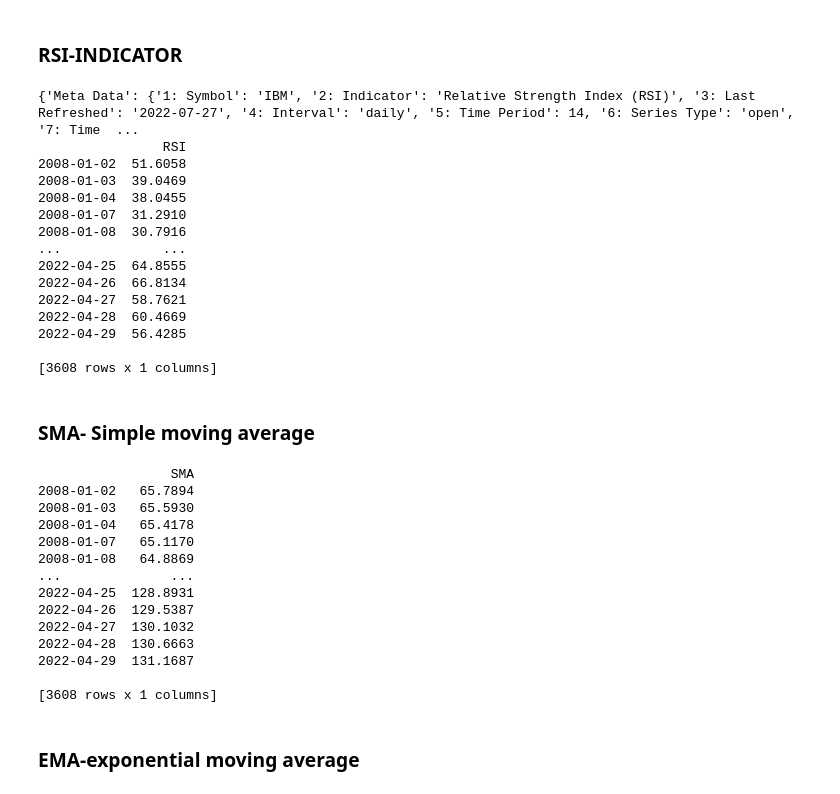
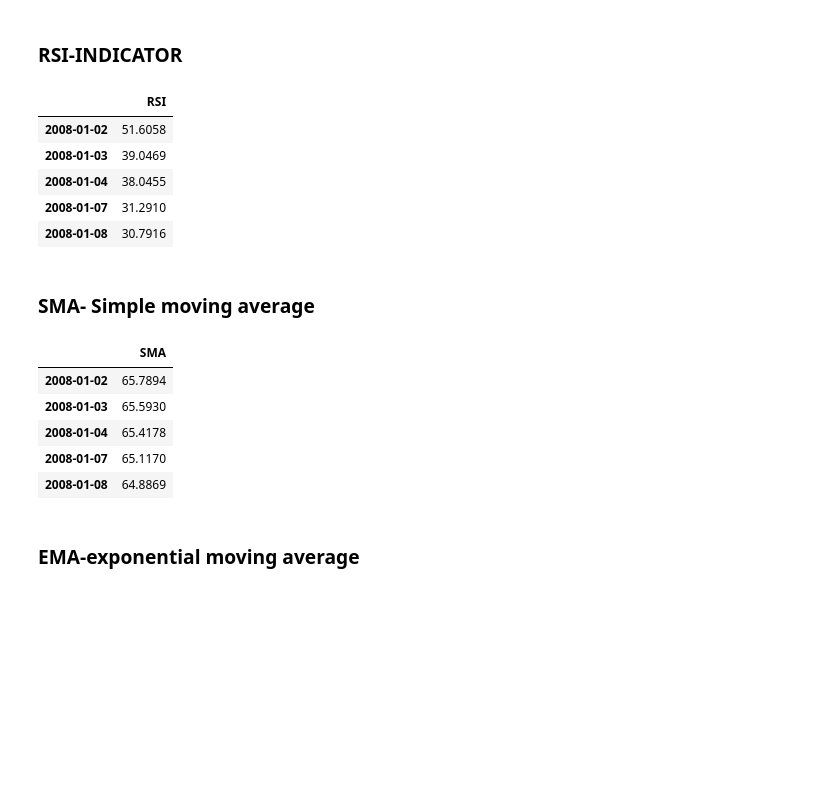
Before and after one commit to akshat-020/Stock-Prediction, a Jupyter notebook: stock_prediction.ipynb, the cells around one changed output. Cells and saved outputs as stored; diff of their text form; code cells hidden in the pictures; blank space fills up the shorter version.

```diff
--- a/stock_prediction.ipynb
+++ b/stock_prediction.ipynb
@@ -94,29 +94,20 @@ data_IBM.head()
 # %%
 url = 'https://www.alphavantage.co/query?function=RSI&symbol=IBM&interval=daily&time_period=14&series_type=open&apikey=V23MOD5YM3ZNW9OR'
 r = requests.get(url)
 rsi_data = r.json()
 
-print(rsi_data)
+#print(rsi_data)
 new_rsi= pd.DataFrame.from_dict(rsi_data['Technical Analysis: RSI'])
 new1_rsi=new_rsi.transpose()
 new1_rsi=new1_rsi.iloc[::-1].loc["2008-01-01":"2022-04-30", :]
-print(new1_rsi)
+new1_rsi.head()
 # %% [output]
-{'Meta Data': {'1: Symbol': 'IBM', '2: Indicator': 'Relative Strength Index (RSI)', '3: Last Refreshed': '2022-07-27', '4: Interval': 'daily', '5: Time Period': 14, '6: Series Type': 'open', '7: Time  ...
-                RSI
-2008-01-02  51.6058
-2008-01-03  39.0469
-2008-01-04  38.0455
-2008-01-07  31.2910
-2008-01-08  30.7916
-...             ...
-2022-04-25  64.8555
-2022-04-26  66.8134
-2022-04-27  58.7621
-2022-04-28  60.4669
-2022-04-29  56.4285
-
-[3608 rows x 1 columns]
+|  | RSI |
+| 2008-01-02 | 51.6058 |
+| 2008-01-03 | 39.0469 |
+| 2008-01-04 | 38.0455 |
+| 2008-01-07 | 31.2910 |
+| 2008-01-08 | 30.7916 |
 # %% [markdown]
 ### **SMA- Simple moving average**
 # %%
@@ -128,22 +119,14 @@ sma_data = r.json()
 new_sma= pd.DataFrame.from_dict(sma_data['Technical Analysis: SMA'])
 new1_sma=new_sma.transpose()
 new1_sma=new1_sma.iloc[::-1].loc["2008-01-01":"2022-04-30", :]
-print(new1_sma)
+new1_sma.head()
 # %% [output]
-                 SMA
-2008-01-02   65.7894
-2008-01-03   65.5930
-2008-01-04   65.4178
-2008-01-07   65.1170
-2008-01-08   64.8869
-...              ...
-2022-04-25  128.8931
-2022-04-26  129.5387
-2022-04-27  130.1032
-2022-04-28  130.6663
-2022-04-29  131.1687
-
-[3608 rows x 1 columns]
+|  | SMA |
+| 2008-01-02 | 65.7894 |
+| 2008-01-03 | 65.5930 |
+| 2008-01-04 | 65.4178 |
+| 2008-01-07 | 65.1170 |
+| 2008-01-08 | 64.8869 |
 # %% [markdown]
 ### **EMA-exponential moving average**
 # %%
```
